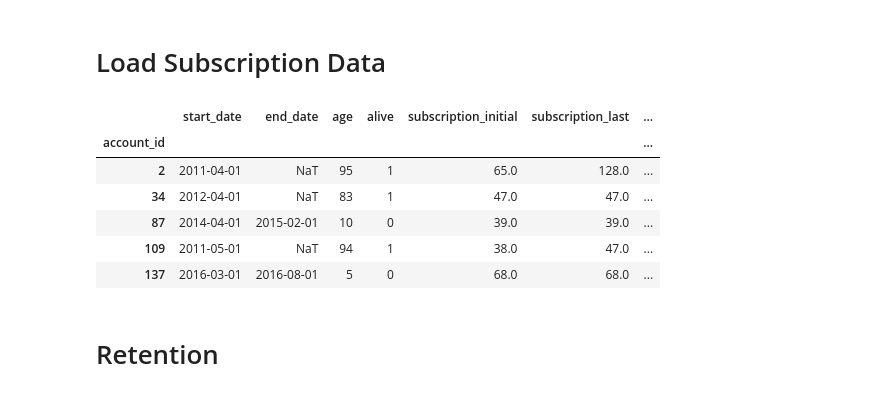
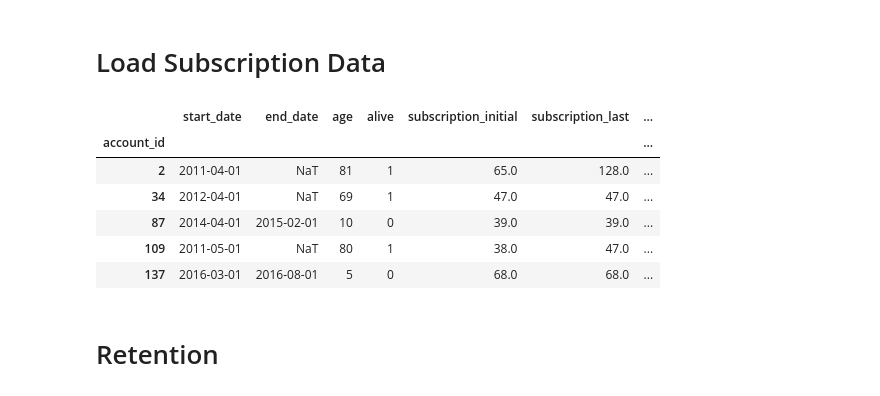
Before and after one commit to fmfn/ShiftedBetaGeometric, a Jupyter notebook: notebooks/retention-curves.ipynb, the cells around one changed output. Cells and saved outputs as stored; diff of their text form; code cells hidden in the pictures.

```diff
--- a/notebooks/retention-curves.ipynb
+++ b/notebooks/retention-curves.ipynb
@@ -17,17 +17,18 @@ from importlib import reload
 # %% [markdown]
 # Load Subscription Data
 # %%
-with open("./jobber_working_data.pkl", "rb") as f:
+# with open("./jobber_working_data.pkl", "rb") as f:
+with open("./jobber_working_data-20180101_split.pkl", "rb") as f:
     data = pickle.load(f)
 # %%
-data.df.head()
+data.dtr.head()
 # %% [output]
 |  | start_date | end_date | age | alive | subscription_initial | subscription_last | ... |
 | account_id |  |  |  |  |  |  | ... |
-| 2 | 2011-04-01 | NaT | 95 | 1 | 65.0 | 128.0 | ... |
-| 34 | 2012-04-01 | NaT | 83 | 1 | 47.0 | 47.0 | ... |
+| 2 | 2011-04-01 | NaT | 81 | 1 | 65.0 | 128.0 | ... |
+| 34 | 2012-04-01 | NaT | 69 | 1 | 47.0 | 47.0 | ... |
 | 87 | 2014-04-01 | 2015-02-01 | 10 | 0 | 39.0 | 39.0 | ... |
-| 109 | 2011-05-01 | NaT | 94 | 1 | 38.0 | 47.0 | ... |
+| 109 | 2011-05-01 | NaT | 80 | 1 | 38.0 | 47.0 | ... |
 | 137 | 2016-03-01 | 2016-08-01 | 5 | 0 | 68.0 | 68.0 | ... |
 # %% [markdown]
 # Retention
```
Also changed, not shown: parts of 21 cells of this notebook, 4 other files.
